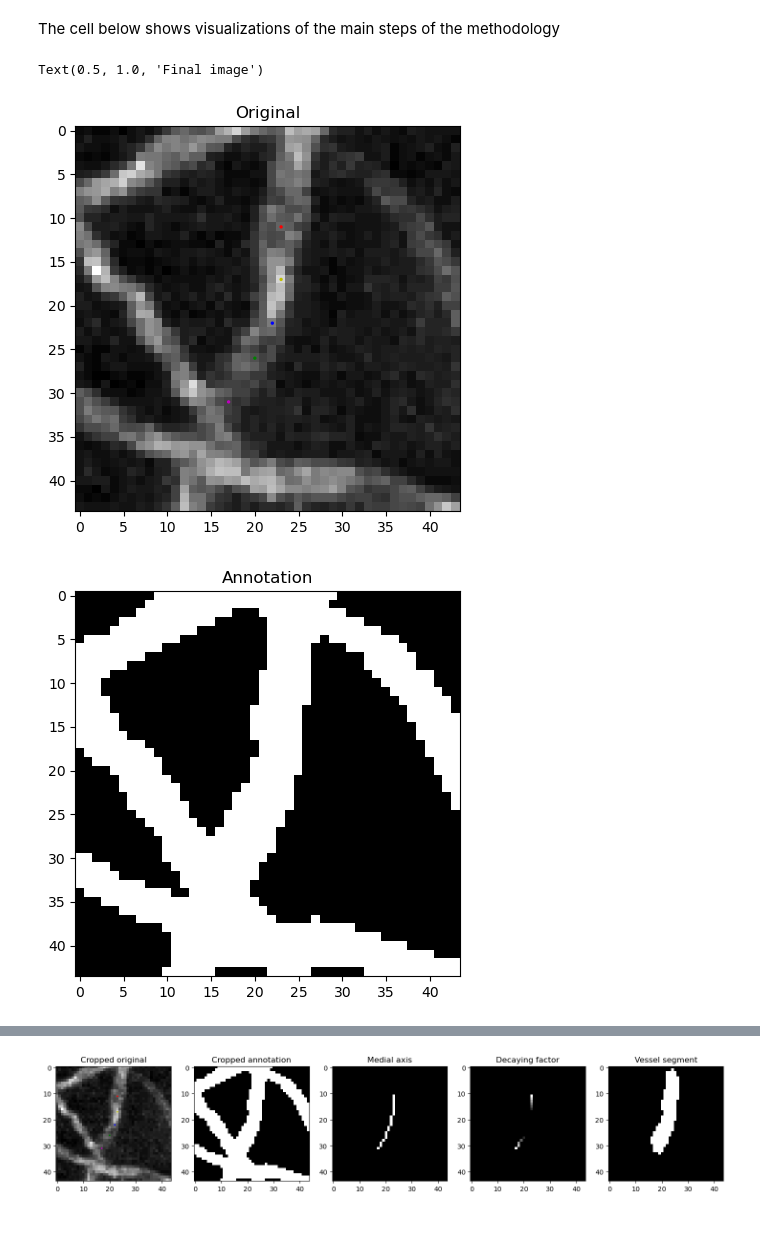
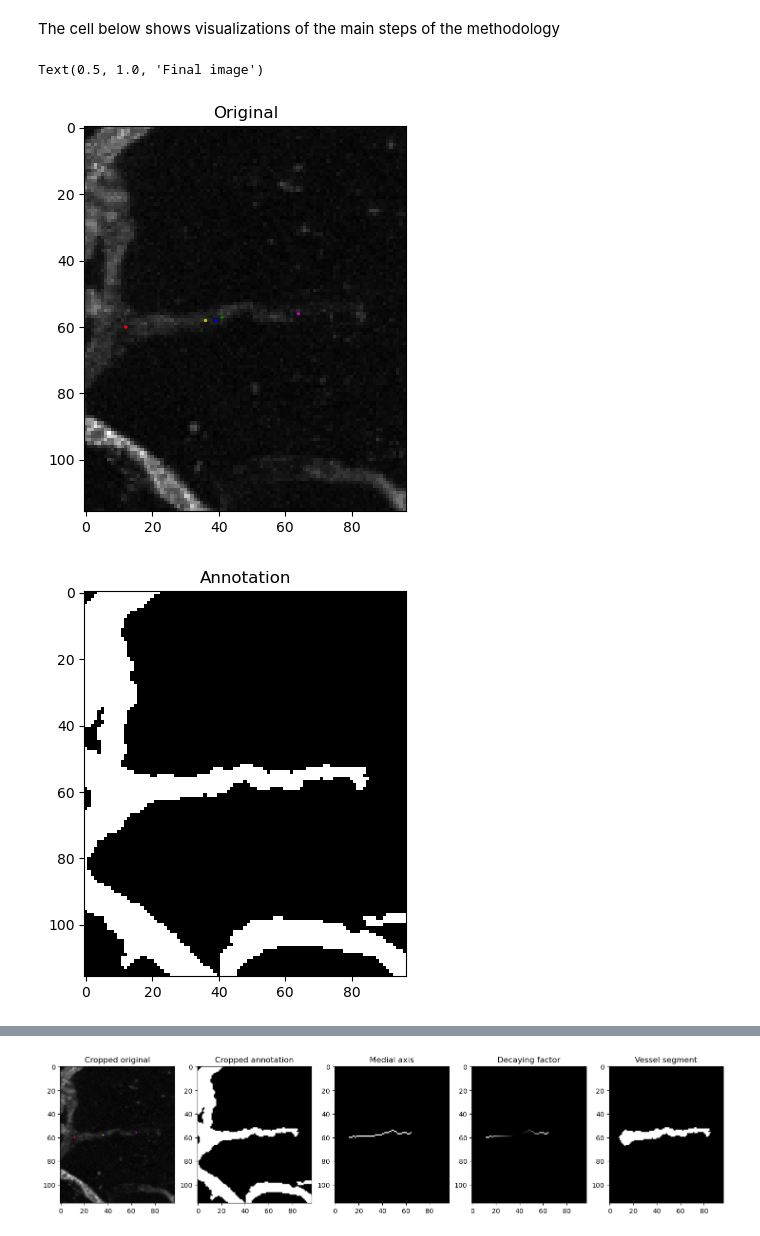
Before and after one commit to jpparella/vessel_salience, a Jupyter notebook: Augmentation example.ipynb, the cells around one changed output, grey strips where cells are left out. Cells and saved outputs as stored; diff of their text form; code cells hidden in the pictures.

```diff
--- a/Augmentation example.ipynb
+++ b/Augmentation example.ipynb
@@ -3,30 +3,30 @@ Example of augmenting one image. This notebook is a work in progress.
 # %%
 import matplotlib.pyplot as plt
 import numpy as np
-from PIL import Image as pilimg
+from PIL import Image
 import augmentation
 
-img_origin = np.array(pilimg.open('data/original/images/img_Testes2.tiff'))
-img_label = np.array(pilimg.open('data/original/labels/img_Testes2.png'))
+img_origin = np.array(Image.open('data/original/images/16707.tiff'))
+img_label = np.array(Image.open('data/original/labels/16707.png'))
 
-rqi_len_interv = (20,60)    # Range of possible lengths for augmentation (parameter l in the paper)
+rqi_len_interv = (40,60)    # Range of possible lengths for augmentation (parameter l in the paper)
 min_len_interv = (5,15)     # Range of possible lengths for the discontinuity region (parameter l_d in the paper)
 n_rqi_interv = (1,5)        # Number of segments to augment
 back_threshold = 2          # Similarity threshold for searching a valid background for the discontinuity
 
-img_aug, debug_full, proto_graph = augmentation.create_image(
+img_aug, visualizations, proto_graph = augmentation.create_image(
     img_origin = img_origin,
     img_label = img_label,
     rqi_len_interv = rqi_len_interv,
     min_len_interv = min_len_interv,
     n_rqi_interv = n_rqi_interv,
     back_threshold = back_threshold,
-    rng_seed = 10,
+    rng_seed = 1,
     highlight_center = False)
 # %% [markdown]
 The cell below shows visualizations of the main steps of the methodology
 # %%
-ori_crop, lbl_crop, new_crop, new_crop_dyn, img_seg_crop, rqi_len, rqi_int_plot, vessel_int_plot, vessel_int_new, obj_cords, idxpc, idxp1, idxp2, idxpp1, idxpp2, debug_expand, new_crop_mod = debug_full[0]
+ori_crop, lbl_crop, new_crop, new_crop_dyn, img_seg_crop, rqi_len, rqi_int_plot, vessel_int_plot, vessel_int_new, obj_cords, idxpc, idxp1, idxp2, idxpp1, idxpp2, debug_expand, new_crop_mod = visualizations[0]
 
 img_exp, img_ret_loc, out_put_conv, img_only_back, coords_loc, coords_loc_new, contorno = debug_expand
 
@@ -62,33 +62,33 @@ plt.imshow(ori_crop, 'gray')
 plt.scatter(p_col_slice, p_row_slice, s=2, c=['r', 'y', 'b', 'g', 'm'])
 plt.title('Cropped original')
 plt.subplot(1, 5, 2)
 plt.imshow(lbl_crop, 'gray')
 plt.title('Cropped annotation')
 plt.subplot(1, 5, 3)
 plt.imshow(new_crop, 'gray')
 plt.title('Medial axis')
 plt.subplot(1, 5, 4)
 plt.imshow(new_crop_dyn, 'gray')
 plt.title('Decaying factor')
 plt.subplot(1, 5, 5)
 plt.imshow(img_seg_crop, 'gray')
 plt.title('Vessel segment')
 
 plt.figure(figsize=(10,4))
 plt.subplot(1, 2, 1)
 plt.plot(rqi_int_plot)
 plt.xlim((0,len(vessel_int_plot)))
 plt.title('Decaying factor')
 plt.subplot(1, 2, 2)
 plt.plot(vessel_int_plot)
 plt.plot(vessel_int_new)
 plt.vlines([idxp1, idxpp1, idxpc, idxpp2, idxp2], ymin=0, ymax=max(vessel_int_plot), colors=['r', 'y', 'b', 'g', 'm'])
 plt.title('Intensity change')
 
 plt.figure(figsize=(8,8))
-plt.imshow(img_aug[region], 'gray')
+plt.imshow(img_aug[region], 'gray', vmax=100)
 plt.title('Final image')
 # %% [output]
 Text(0.5, 1.0, 'Final image')
-[figure, old version]
+[figure, new version]
-[figure, old version]
+[figure, new version]
@@ -96 +96 @@ Text(0.5, 1.0, 'Final image')
-[figure, old version]
+[figure, new version]
```
Also changed, not shown: parts of 1 cell of this notebook, 1 other file.
